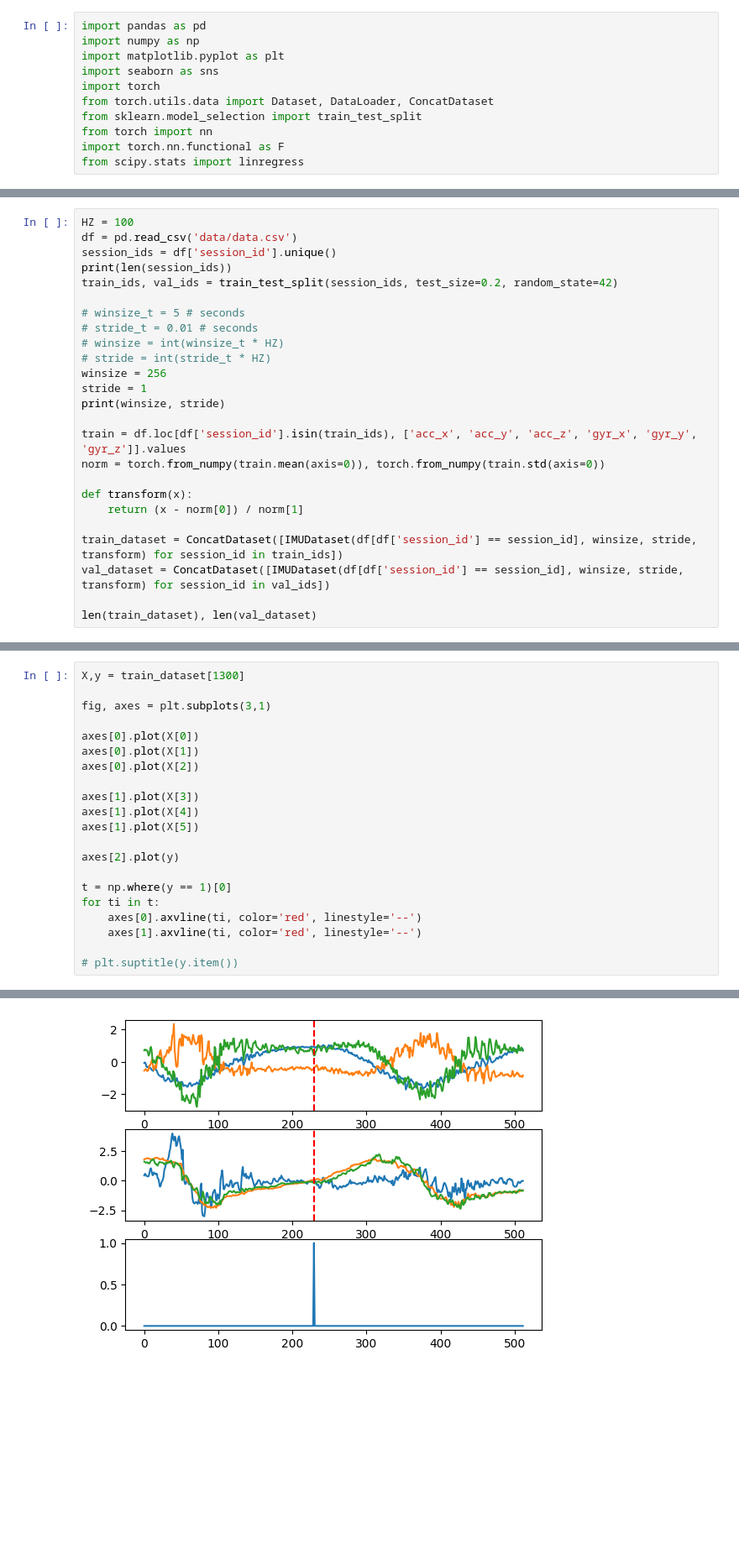
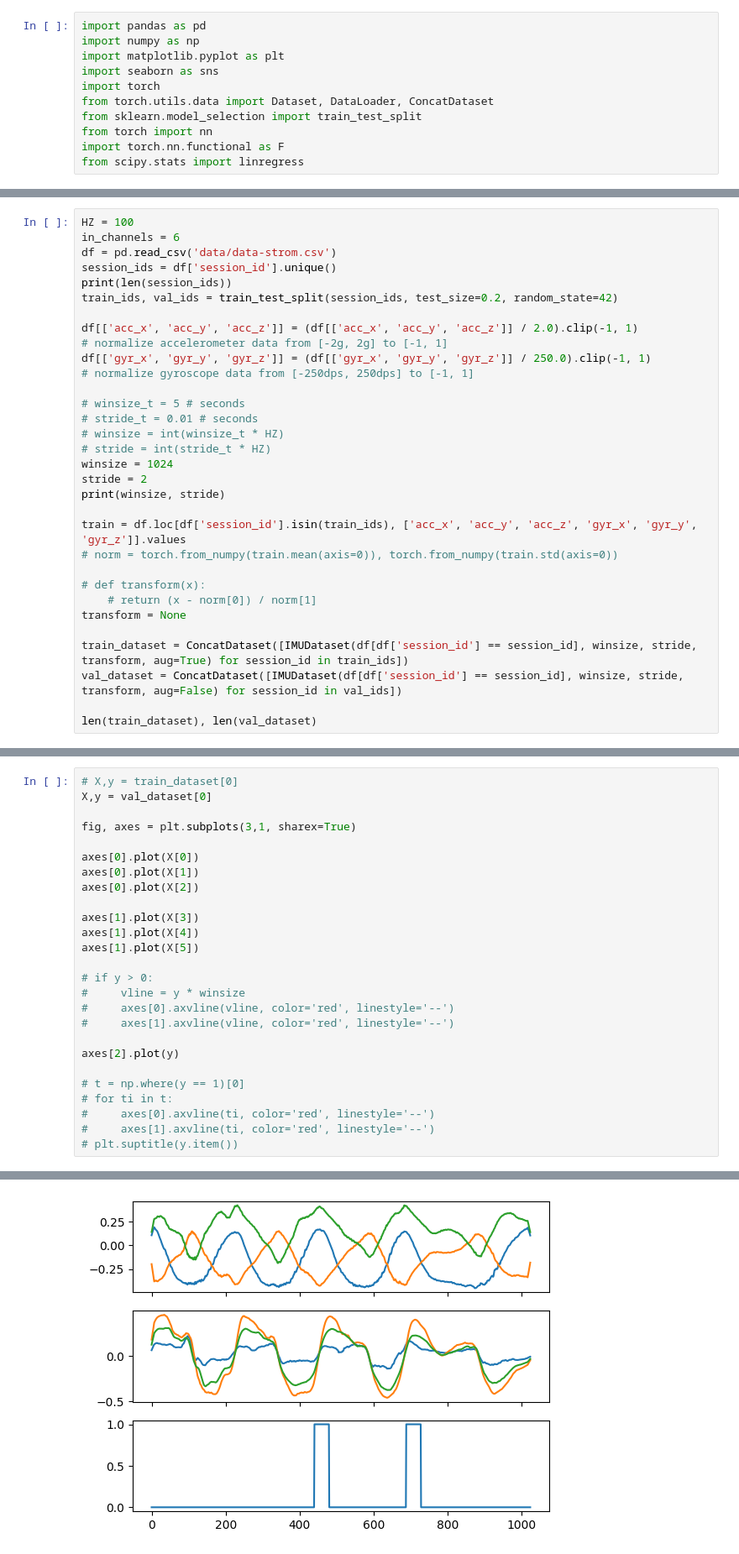
Before and after one commit to Musa-Azeem/AI-hypertrophy-coach, a Jupyter notebook: ml.ipynb, the cells around one changed output, grey strips where cells are left out. Shown at 84% size. Saved outputs shown, nothing was run; the diff lists cells and outputs as text; blank space fills up the shorter version.

```diff
--- a/ml.ipynb
+++ b/ml.ipynb
@@ -40,26 +86,31 @@ class IMUDataset(Dataset):
 # %%
 HZ = 100
-df = pd.read_csv('data/data.csv')
+in_channels = 6
+df = pd.read_csv('data/data-strom.csv')
 session_ids = df['session_id'].unique()
 print(len(session_ids))
 train_ids, val_ids = train_test_split(session_ids, test_size=0.2, random_state=42)
+
+df[['acc_x', 'acc_y', 'acc_z']] = (df[['acc_x', 'acc_y', 'acc_z']] / 2.0).clip(-1, 1)           # normalize accelerometer data from [-2g, 2g] to [-1, 1]
+df[['gyr_x', 'gyr_y', 'gyr_z']] = (df[['gyr_x', 'gyr_y', 'gyr_z']] / 250.0).clip(-1, 1)         # normalize gyroscope data from [-250dps, 250dps] to [-1, 1]
 
 # winsize_t = 5 # seconds
 # stride_t = 0.01 # seconds
 # winsize = int(winsize_t * HZ)
 # stride = int(stride_t * HZ)
-winsize = 256
-stride = 1
+winsize = 1024
+stride = 2
 print(winsize, stride)
 
 train = df.loc[df['session_id'].isin(train_ids), ['acc_x', 'acc_y', 'acc_z', 'gyr_x', 'gyr_y', 'gyr_z']].values
-norm = torch.from_numpy(train.mean(axis=0)), torch.from_numpy(train.std(axis=0))
+# norm = torch.from_numpy(train.mean(axis=0)), torch.from_numpy(train.std(axis=0))
 
-def transform(x):
-    return (x - norm[0]) / norm[1]
+# def transform(x):
+    # return (x - norm[0]) / norm[1]
+transform = None
 
-train_dataset = ConcatDataset([IMUDataset(df[df['session_id'] == session_id], winsize, stride, transform) for session_id in train_ids])
-val_dataset = ConcatDataset([IMUDataset(df[df['session_id'] == session_id], winsize, stride, transform) for session_id in val_ids])
+train_dataset = ConcatDataset([IMUDataset(df[df['session_id'] == session_id], winsize, stride, transform, aug=True) for session_id in train_ids])
+val_dataset = ConcatDataset([IMUDataset(df[df['session_id'] == session_id], winsize, stride, transform, aug=False) for session_id in val_ids])
 
 len(train_dataset), len(val_dataset)
 # %% [output]
@@ -96,7 +153,8 @@ RuntimeError: a Tensor with 512 elements cannot be converted to Scalar
 # %%
-X,y = train_dataset[1300]
+# X,y = train_dataset[0]
+X,y = val_dataset[0]
 
-fig, axes = plt.subplots(3,1)
+fig, axes = plt.subplots(3,1, sharex=True)
 
 axes[0].plot(X[0])
 axes[0].plot(X[1])
@@ -106,12 +164,16 @@ axes[1].plot(X[3])
 axes[1].plot(X[4])
 axes[1].plot(X[5])
 
+# if y > 0:
+#     vline = y * winsize
+#     axes[0].axvline(vline, color='red', linestyle='--')
+#     axes[1].axvline(vline, color='red', linestyle='--')
+
 axes[2].plot(y)
 
-t = np.where(y == 1)[0]
-for ti in t:
-    axes[0].axvline(ti, color='red', linestyle='--')
-    axes[1].axvline(ti, color='red', linestyle='--')
-
+# t = np.where(y == 1)[0]
+# for ti in t:
+#     axes[0].axvline(ti, color='red', linestyle='--')
+#     axes[1].axvline(ti, color='red', linestyle='--')
 # plt.suptitle(y.item())
 # %% [output]
@@ -118 +181 @@ for ti in t:
-[figure, old version]
+[figure, new version]
```
Also changed, not shown: parts of 19 cells of this notebook, 3 other files.
